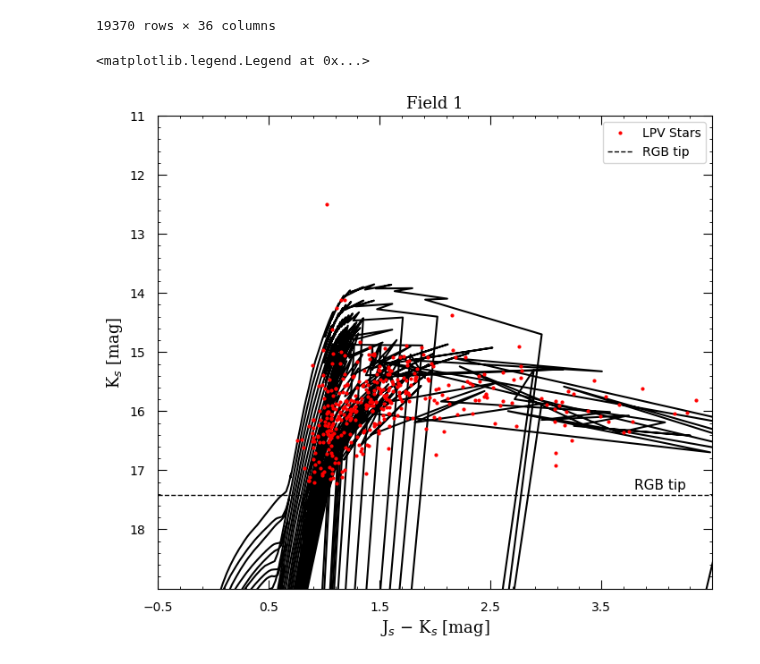
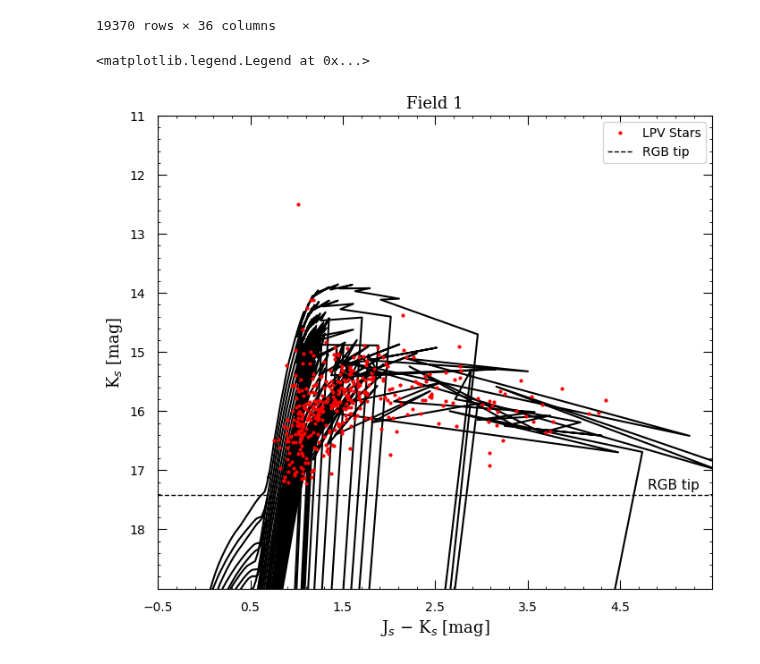
Before and after one commit to Mahdi-Abdollahii/NGC_6822, a Jupyter notebook: Isochrones_Visualizations/NGC6822_ISO_0015.ipynb, the cells around one changed output. Saved outputs shown, nothing was run; the diff lists cells and outputs as text; code cells hidden in the pictures.

```diff
--- a/Isochrones_Visualizations/NGC6822_ISO_0015.ipynb
+++ b/Isochrones_Visualizations/NGC6822_ISO_0015.ipynb
@@ -253,35 +254,35 @@ plt.tick_params(axis='x'   ,which='both' ,top= True    ,direction='in')
 plt.tick_params(axis='y'   ,which='both' ,right= True  ,direction='in')
 plt.minorticks_on()
 
-xmax , xmin = 4.5 , -0.5
+xmax , xmin = 5.5 , -0.5
 ymax , ymin = 19  , 11
 
 plt.xticks(np.arange(xmin , xmax , step=1))
 plt.yticks(np.arange(ymin , ymax , step=1))
 plt.xlim(xmin, xmax )
 plt.ylim(ymax, ymin )
 
 #Selected Stars 'LPV'
 plt.xlabel('J$_s$ $-$ K$_s$ [mag]', fontsize = 13, fontname = "serif")
 plt.ylabel('K$_s$ [mag]'          , fontsize = 13, fontname = "serif")
 
 #ISO
 LOG_AGE = [8,8.1,8.2,8.3,8.4,8.5,8.6,8.7,8.8,8.9,9,9.1,9.2,9.3,9.4,9.5,9.6,9.7,9.8,9.9,10,10.1]
 
 for i in LOG_AGE :
   X_ISO = (ISO_df_1[ ISO_df_1['logAge'] == i ]['Jmag'] - Aj)  -  (ISO_df_1[ ISO_df_1['logAge'] == i ]['Kmag'] - Ak)
   Y_ISO = (ISO_df_1[ ISO_df_1['logAge'] == i ]['Kmag'] - Ak) + DM
   plt.plot(X_ISO,Y_ISO , 'k')
 
 #All stars
 plt.plot(X, Y,'r.', markersize = '4', label = 'LPV Stars')
 
 #RGBT
 plt.axhline(y= RGBT , linewidth=1, color='k', linestyle='--', label = 'RGB tip')
 plt.text( xmax - 0.7 , RGBT - 0.1 , 'RGB tip', fontsize=11)
 
 plt.legend(loc='upper right')
 #plt.savefig('CMD-Field1.jpeg', bbox_inches='tight', dpi = 400)
 # %% [output]
 <matplotlib.legend.Legend at 0x...>
-[figure, old version]
+[figure, new version]
```
Also changed, not shown: parts of 3 cells of this notebook.
